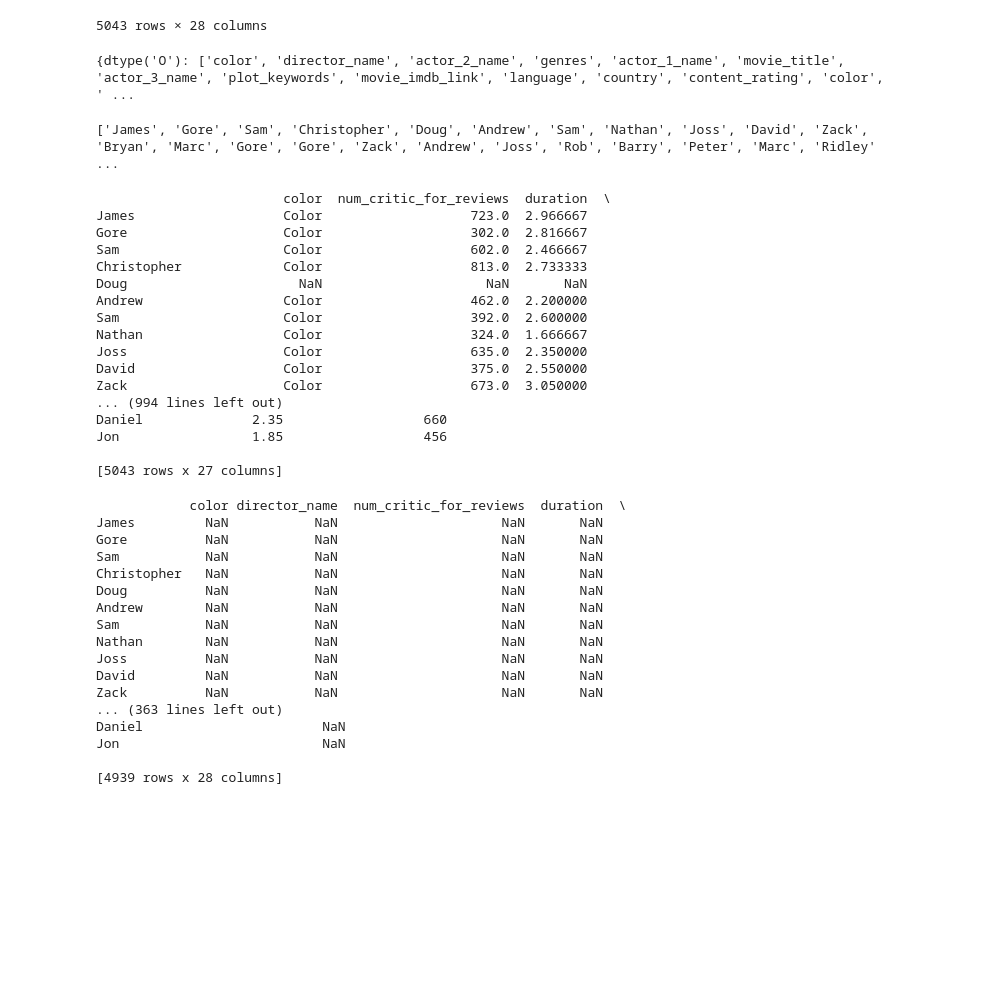
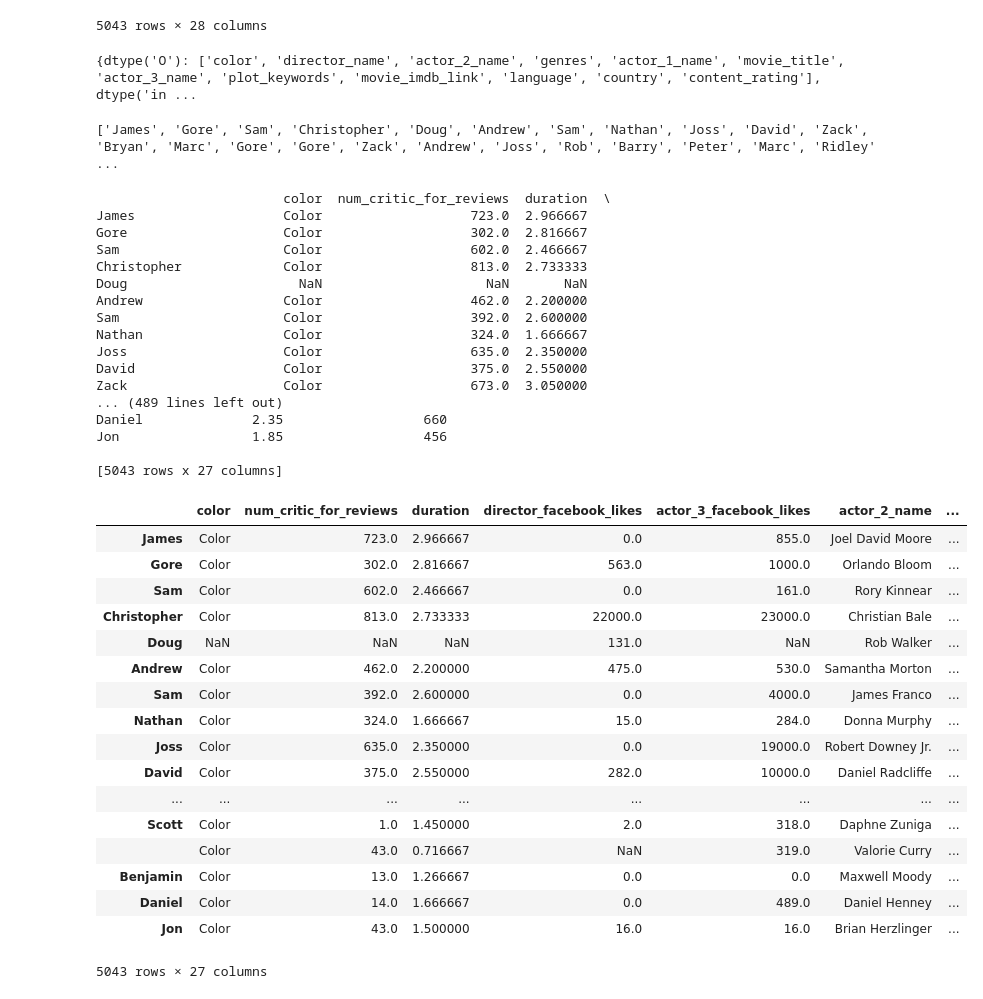
Before and after one commit to Shevviakov/technosphere, a Jupyter notebook: introdata/lec3/1. Pandas - basics.ipynb, the cells around one changed output. Cells and saved outputs as stored; diff of their text form; code cells hidden in the pictures; blank space fills up the shorter version.

```diff
--- a/introdata/lec3/1. Pandas - basics.ipynb
+++ b/introdata/lec3/1. Pandas - basics.ipynb
@@ -878,11 +878,11 @@ data
 5043 rows × 28 columns
 # %%
 #print data.dtypes
-
+d={}
 {d.setdefault(data[x].dtype,[]).append(x) for x in data.columns}
 print d
 # %% [output]
-{dtype('O'): ['color', 'director_name', 'actor_2_name', 'genres', 'actor_1_name', 'movie_title', 'actor_3_name', 'plot_keywords', 'movie_imdb_link', 'language', 'country', 'content_rating', 'color', ' ...
+{dtype('O'): ['color', 'director_name', 'actor_2_name', 'genres', 'actor_1_name', 'movie_title', 'actor_3_name', 'plot_keywords', 'movie_imdb_link', 'language', 'country', 'content_rating'], dtype('in ...
 # %%
 new_index = [x.split()[0] if not pd.isnull(x) else '' for x in data['director_name'] ]
 print new_index
@@ -891,8 +891,6 @@ print new_index
 # %%
 new_df = data.set_index('director_name')
 new_df.index = new_index
-
-print new_df
 # %% [output]
                         color  num_critic_for_reviews  duration  \
 James                   Color                   723.0  2.966667
@@ -906,28 +904,29 @@ Nathan                  Color                   324.0  1.666667
 Joss                    Color                   635.0  2.350000
 David                   Color                   375.0  2.550000
 Zack                    Color                   673.0  3.050000
-... (994 lines left out)
+... (489 lines left out)
 Daniel              2.35                  660
 Jon                 1.85                  456
 
 [5043 rows x 27 columns]
-# %%
-print new_df
-# %% [output]
-            color director_name  num_critic_for_reviews  duration  \
-James         NaN           NaN                     NaN       NaN
-Gore          NaN           NaN                     NaN       NaN
-Sam           NaN           NaN                     NaN       NaN
-Christopher   NaN           NaN                     NaN       NaN
-Doug          NaN           NaN                     NaN       NaN
-Andrew        NaN           NaN                     NaN       NaN
-Sam           NaN           NaN                     NaN       NaN
-Nathan        NaN           NaN                     NaN       NaN
-Joss          NaN           NaN                     NaN       NaN
-David         NaN           NaN                     NaN       NaN
-Zack          NaN           NaN                     NaN       NaN
-... (363 lines left out)
-Daniel                       NaN
-Jon                          NaN
-
-[4939 rows x 28 columns]
+# %%
+new_df
+# %% [output]
+|  | color | num_critic_for_reviews | duration | director_facebook_likes | actor_3_facebook_likes | actor_2_name | ... |
+| James | Color | 723.0 | 2.966667 | 0.0 | 855.0 | Joel David Moore | ... |
+| Gore | Color | 302.0 | 2.816667 | 563.0 | 1000.0 | Orlando Bloom | ... |
+| Sam | Color | 602.0 | 2.466667 | 0.0 | 161.0 | Rory Kinnear | ... |
+| Christopher | Color | 813.0 | 2.733333 | 22000.0 | 23000.0 | Christian Bale | ... |
+| Doug | NaN | NaN | NaN | 131.0 | NaN | Rob Walker | ... |
+| Andrew | Color | 462.0 | 2.200000 | 475.0 | 530.0 | Samantha Morton | ... |
+| Sam | Color | 392.0 | 2.600000 | 0.0 | 4000.0 | James Franco | ... |
+| Nathan | Color | 324.0 | 1.666667 | 15.0 | 284.0 | Donna Murphy | ... |
+| Joss | Color | 635.0 | 2.350000 | 0.0 | 19000.0 | Robert Downey Jr. | ... |
+| David | Color | 375.0 | 2.550000 | 282.0 | 10000.0 | Daniel Radcliffe | ... |
+| ... | ... | ... | ... | ... | ... | ... | ... |
+| Scott | Color | 1.0 | 1.450000 | 2.0 | 318.0 | Daphne Zuniga | ... |
+|  | Color | 43.0 | 0.716667 | NaN | 319.0 | Valorie Curry | ... |
+| Benjamin | Color | 13.0 | 1.266667 | 0.0 | 0.0 | Maxwell Moody | ... |
+| Daniel | Color | 14.0 | 1.666667 | 0.0 | 489.0 | Daniel Henney | ... |
+| Jon | Color | 43.0 | 1.500000 | 16.0 | 16.0 | Brian Herzlinger | ... |
+5043 rows × 27 columns
```
Also changed, not shown: parts of 33 cells of this notebook, 10 other files.
